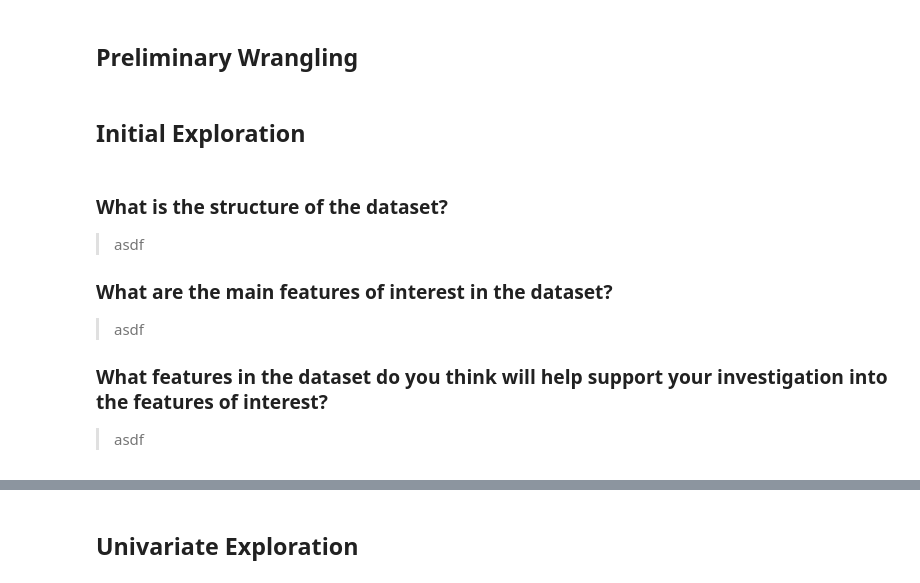
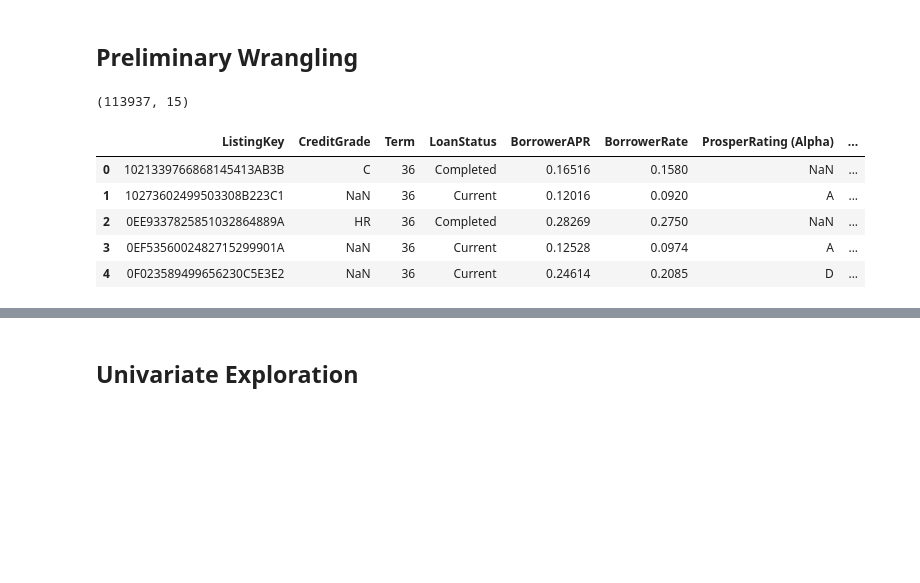
Before and after one commit to deepaksithu/Communicate_Data_Findings_Project, a Jupyter notebook: prosper_loan_data_analysis.ipynb, the cells around one changed output, grey strips where cells are left out. Drawn from its saved outputs; the diff is of its cells as text; code cells hidden in the pictures; blank space fills up the shorter version.

Commit message:
feat: Initial exploration

```diff
--- a/prosper_loan_data_analysis.ipynb
+++ b/prosper_loan_data_analysis.ipynb
@@ -32,15 +97,13 @@ import seaborn as sns
-# %% [markdown]
-<a id="initial"></a>
-## Initial Exploration
-# %% [markdown]
-### What is the structure of the dataset?
-
-> asdf
-
-### What are the main features of interest in the dataset?
-
-> asdf
-
-### What features in the dataset do you think will help support your investigation into the features of interest?
-
-> asdf
+# %%
+# create copy of dataframe with only columns of interest and confirm
+prosper_clean = prosper[['ListingKey', 'CreditGrade', 'Term', 'LoanStatus', 'BorrowerAPR', 'BorrowerRate', 'ProsperRating (Alpha)', 'ListingCategory (numeric)', 'BorrowerState', 'EmploymentStatus', 'IsBorrowerHomeowner', 'OpenCreditLines', 'TotalCreditLinespast7years', 'DebtToIncomeRatio', 'IncomeRange']].copy()
+print(prosper_clean.shape)
+prosper_clean.head()
+# %% [output]
+(113937, 15)
+|  | ListingKey | CreditGrade | Term | LoanStatus | BorrowerAPR | BorrowerRate | ProsperRating (Alpha) | ... |
+| 0 | 1021339766868145413AB3B | C | 36 | Completed | 0.16516 | 0.1580 | NaN | ... |
+| 1 | 10273602499503308B223C1 | NaN | 36 | Current | 0.12016 | 0.0920 | A | ... |
+| 2 | 0EE9337825851032864889A | HR | 36 | Completed | 0.28269 | 0.2750 | NaN | ... |
+| 3 | 0EF5356002482715299901A | NaN | 36 | Current | 0.12528 | 0.0974 | A | ... |
+| 4 | 0F023589499656230C5E3E2 | NaN | 36 | Current | 0.24614 | 0.2085 | D | ... |
```
Also changed, not shown: parts of 19 cells of this notebook.
